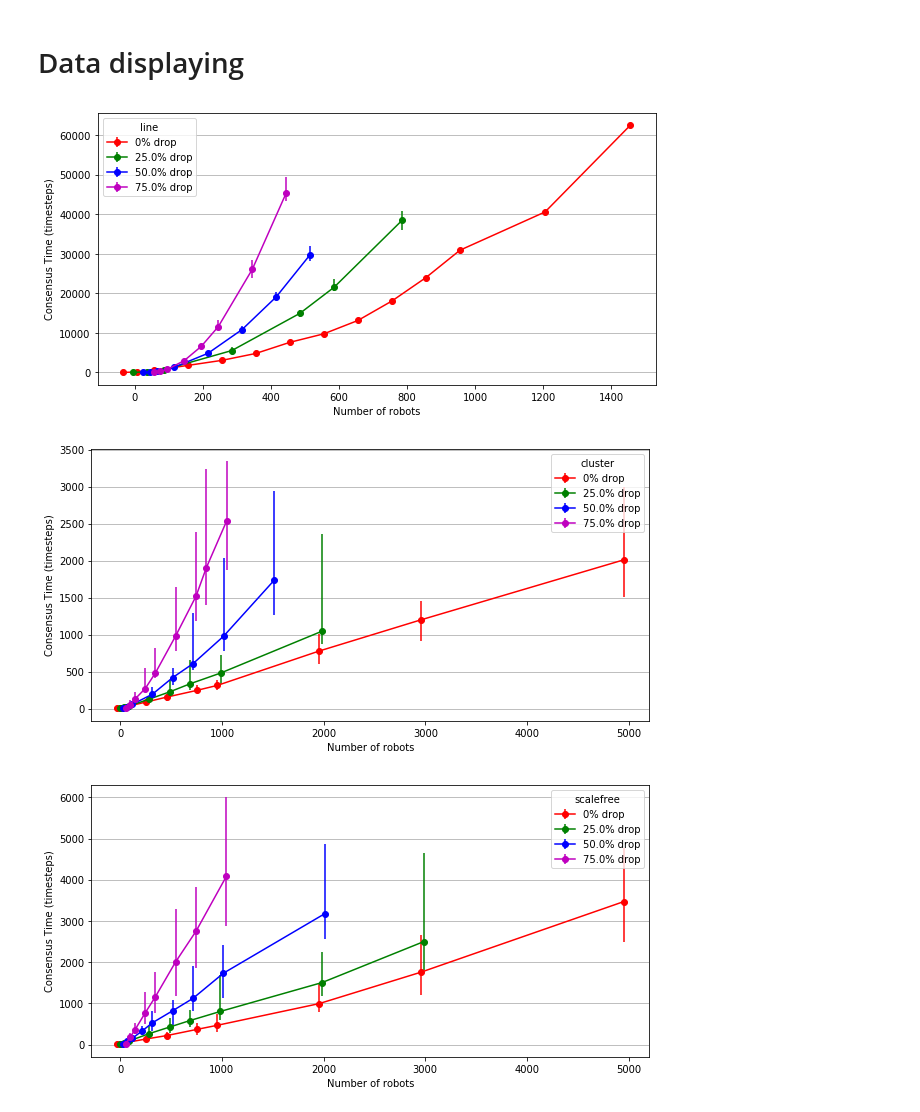
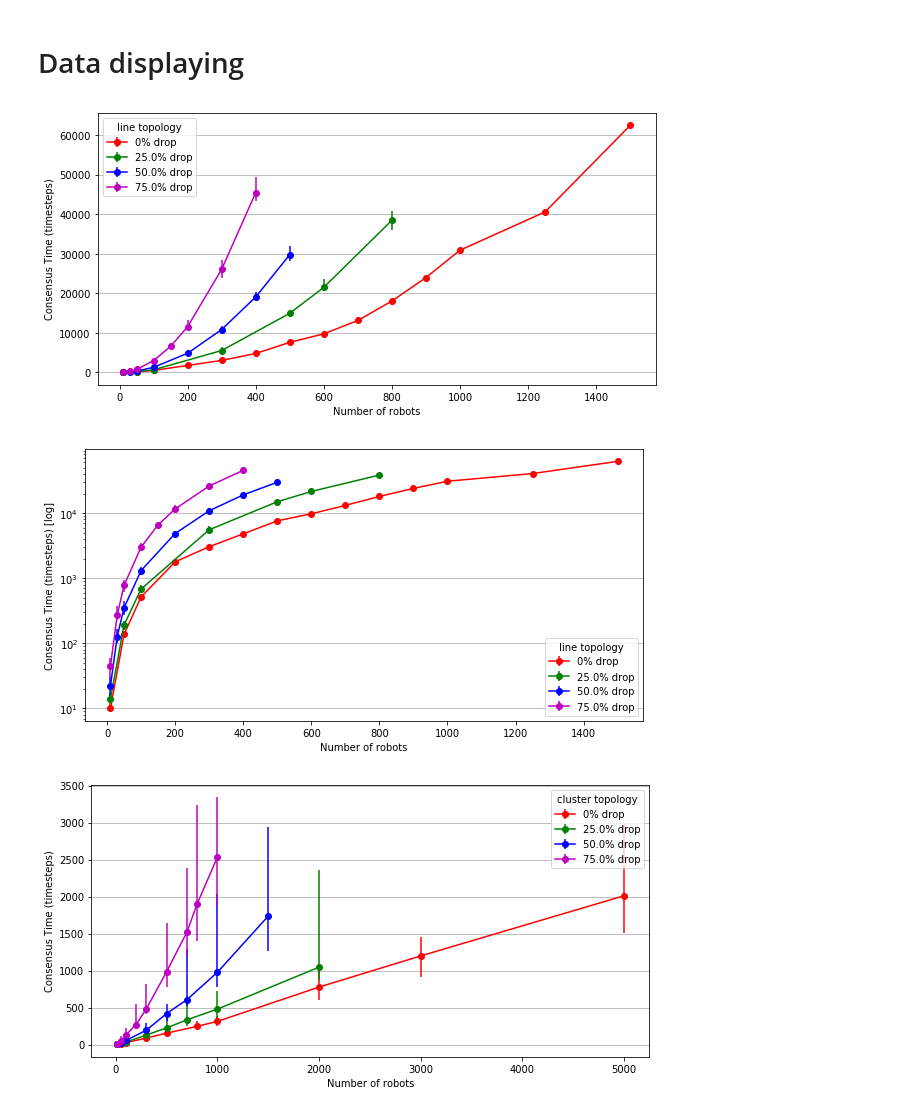
Before and after one commit to AnthonyD973/Bittybuzz_swarmlist_list_based, a Jupyter notebook: src/statistics/analysis.ipynb, the cells around one changed output. Saved outputs shown, nothing was run; the diff lists cells and outputs as text; code cells hidden in the pictures.

Commit message:
Added log-scale graphs.

```diff
--- a/src/statistics/analysis.ipynb
+++ b/src/statistics/analysis.ipynb
@@ -98,7 +98,7 @@ consensusData
 # %% [markdown]
 # Data displaying
 # %%
-def plotGraph(df, topology, formats, deltas, xlabel="Number of robots", ylabel="", savefileBaseName=None):
+def plotGraph(df, topology, formats, deltas, yscale="linear", xlabel="Number of robots", ylabel="", savefileBaseName=None):
     fig = plt.figure(figsize = (10,5))
     axis = fig.add_subplot(111)
 
@@ -119,24 +119,28 @@ def plotGraph(df, topology, formats, deltas, xlabel="Number of robots", ylabel="
 
     axis.set_xlabel(xlabel)
     axis.set_ylabel(ylabel)
+    axis.set_yscale(yscale)
     axis.yaxis.grid()
-    axis.legend([str(drop*100)+"% drop" for drop in DROP_RATES], loc=0, ncol=1, title=topology)
+    axis.legend([str(drop*100)+"% drop" for drop in DROP_RATES], loc=0, ncol=1, title=(topology + " topology"))
 
     if savefileBaseName != None:
         plt.savefig(GRAPH_DIR+"/"+savefileBaseName+".jpg", dpi=600, format="jpg", transparent=False)
 # %%
 %matplotlib inline
 
 # Set variables
 CONSENSUS_YLABEL="Consensus Time (timesteps)"
-DELTAS=[-45, -15, 15, 45]
+DELTAS=[0, 0, 0, 0]
 FORMATS=["ro", "go", "bo", "mo"]
 
 # Plot graphs
 plotGraph(consensusData, "line",      FORMATS, DELTAS, ylabel=CONSENSUS_YLABEL, savefileBaseName="lineConsensus")
+plotGraph(consensusData, "line",      FORMATS, DELTAS, yscale="log", ylabel=CONSENSUS_YLABEL + " [log]", savefileBaseName="lineConsensus_log")
 plotGraph(consensusData, "cluster",   FORMATS, DELTAS, ylabel=CONSENSUS_YLABEL, savefileBaseName="clusterConsensus")
+plotGraph(consensusData, "cluster",   FORMATS, DELTAS, yscale="log", ylabel=CONSENSUS_YLABEL + " [log]", savefileBaseName="clusterConsensus_log")
 plotGraph(consensusData, "scalefree", FORMATS, DELTAS, ylabel=CONSENSUS_YLABEL, savefileBaseName="scalefreeConsensus")
+plotGraph(consensusData, "scalefree", FORMATS, DELTAS, yscale="log", ylabel=CONSENSUS_YLABEL + " [log]", savefileBaseName="scalefreeConsensus_log")
 # %% [output]
-[figure, old version]
+[figure, new version]
-[figure, old version]
+[figure, new version]
-[figure, old version]
+[figure, new version]
```
Also changed, not shown: parts of 1 cell of this notebook, 2 other files.
